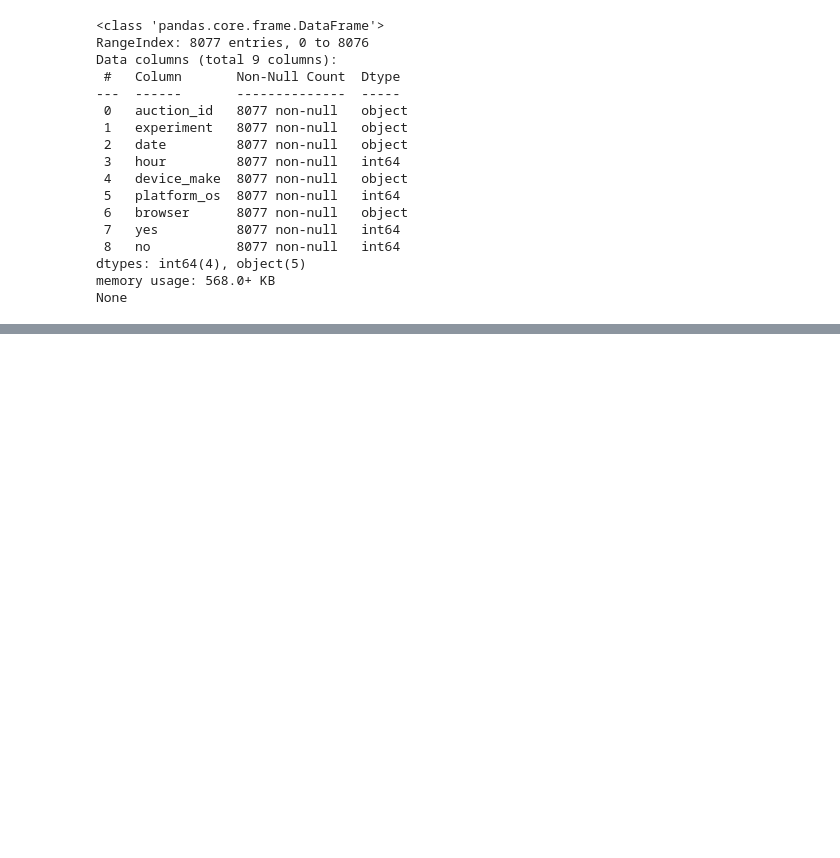
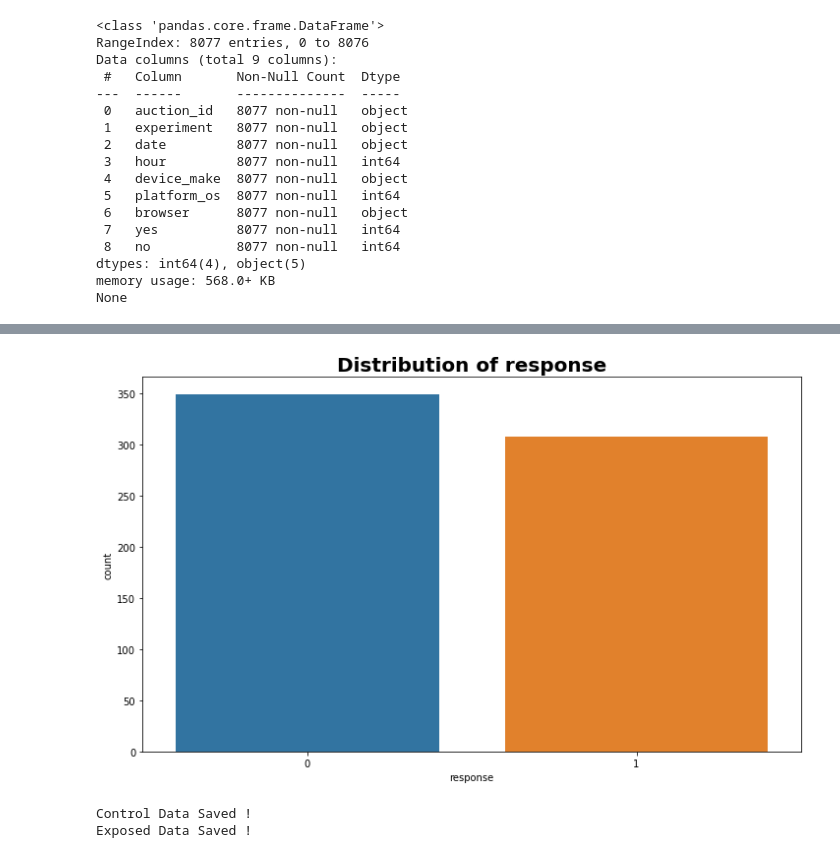
Before and after one commit to Group-6-10Academy/smart_ad_ABtesting, a Jupyter notebook: notebooks/EDA.ipynb, the cells around one changed output, grey strips where cells are left out. Cells and saved outputs as stored; diff of their text form; code cells hidden in the pictures; blank space fills up the shorter version.

```diff
--- a/notebooks/EDA.ipynb
+++ b/notebooks/EDA.ipynb
@@ -64,0 +98,4 @@ None
+# %%
+# show the exposed group
+exposed_df = dfCopy[dfCopy['experiment'] == 'exposed']
+exposed_df.head(5)
@@ -64,0 +177,8 @@ None
+# %%
+#do the same for exposed groups
+df1 = exposed_df[exposed_df['yes'] == 1].drop(['yes','no'], axis = 1)
+df1['response'] = 1
+df2 = exposed_df[exposed_df['no'] == 1].drop(['yes','no'], axis = 1)
+df2['response'] = 0
+exposed_plot_df = df1.append(df2).reset_index(drop=True)
+exposed_plot_df.head(5)
@@ -64,0 +218,13 @@ None
+# %%
+VisualiseDf.plot_count(exposed_plot_df, 'response')
+# %% [output]
+[figure, added]
+# %%
+control_plot_df.to_csv('../data/control_df.csv', index=False)
+print("Control Data Saved ! ")
+
+exposed_plot_df.to_csv('../data/exposed_df.csv', index=False)
+print("Exposed Data Saved ! ")
+# %% [output]
+Control Data Saved !
+Exposed Data Saved !
```
Also changed, not shown: parts of 20 cells of this notebook, 4 other files.
